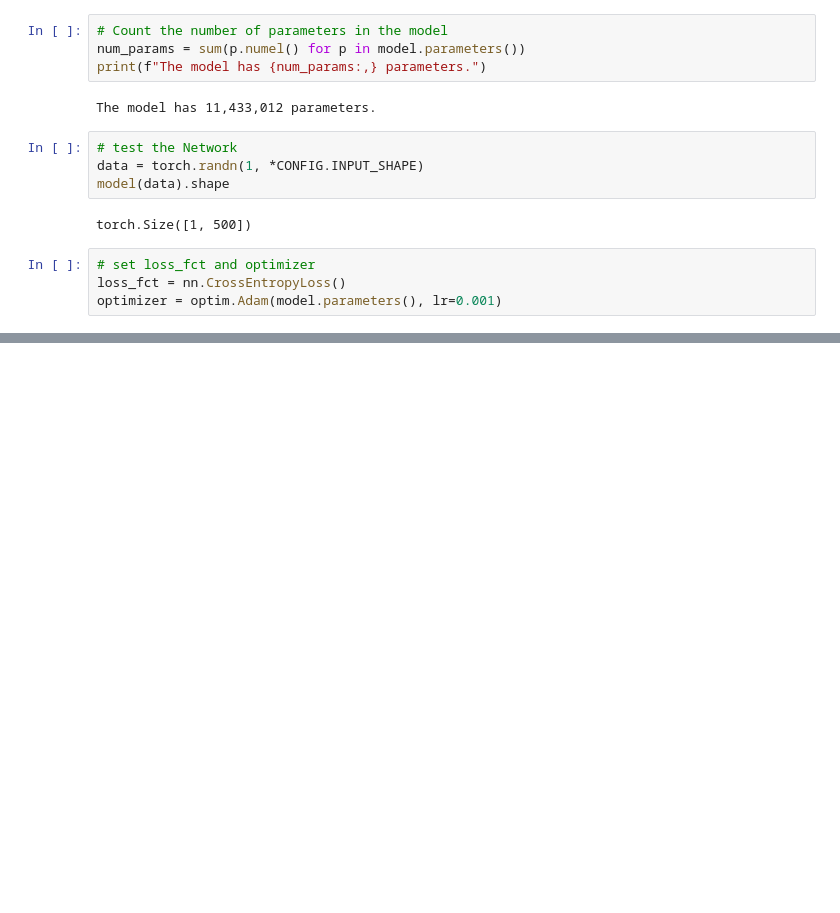
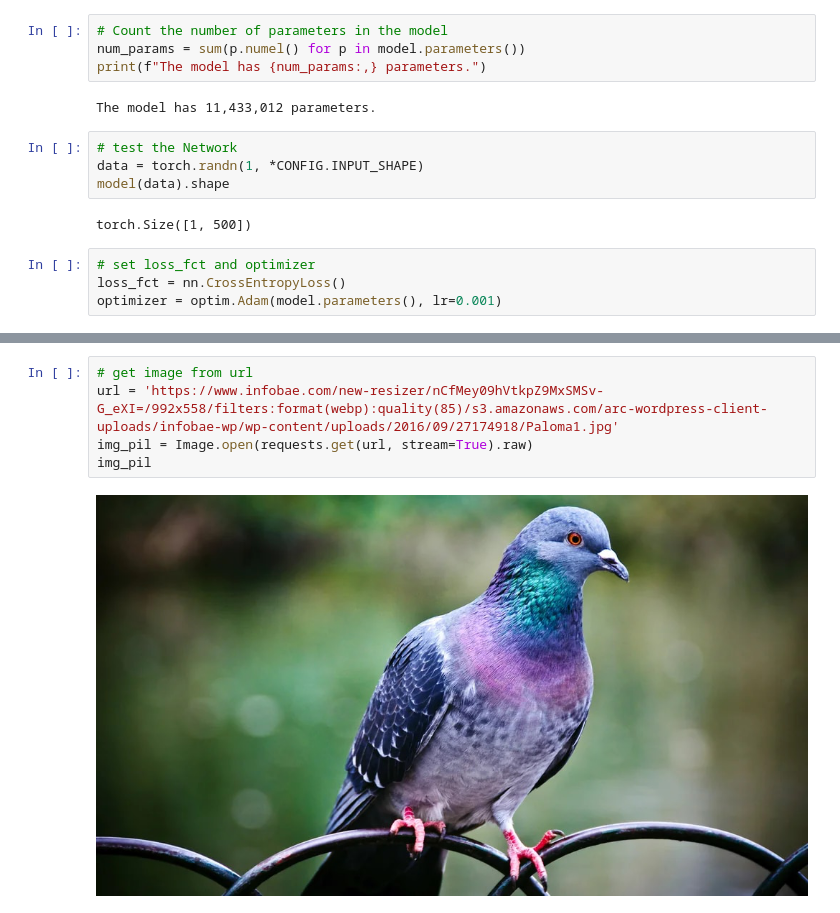
Before and after one commit to medso0018/BirdSpeciesClassifier, a Jupyter notebook: notebooks/birds_classification.ipynb, the cells around one changed output, grey strips where cells are left out. Cells and saved outputs as stored; diff of their text form; blank space fills up the shorter version.

```diff
--- a/notebooks/birds_classification.ipynb
+++ b/notebooks/birds_classification.ipynb
@@ -284,0 +284,7 @@ Test Loss: 0.208, Test Accuracy: 93.56%
+# %%
+# get image from url
+url = 'https://www.infobae.com/new-resizer/nCfMey09hVtkpZ9MxSMSv-G_eXI=/992x558/filters:format(webp):quality(85)/s3.amazonaws.com/arc-wordpress-client-uploads/infobae-wp/wp-content/uploads/2016/09/27174918/Paloma1.jpg'
+img_pil = Image.open(requests.get(url, stream=True).raw)
+img_pil
+# %% [output]
+[figure, added]
```
Also changed, not shown: parts of 15 cells of this notebook.
